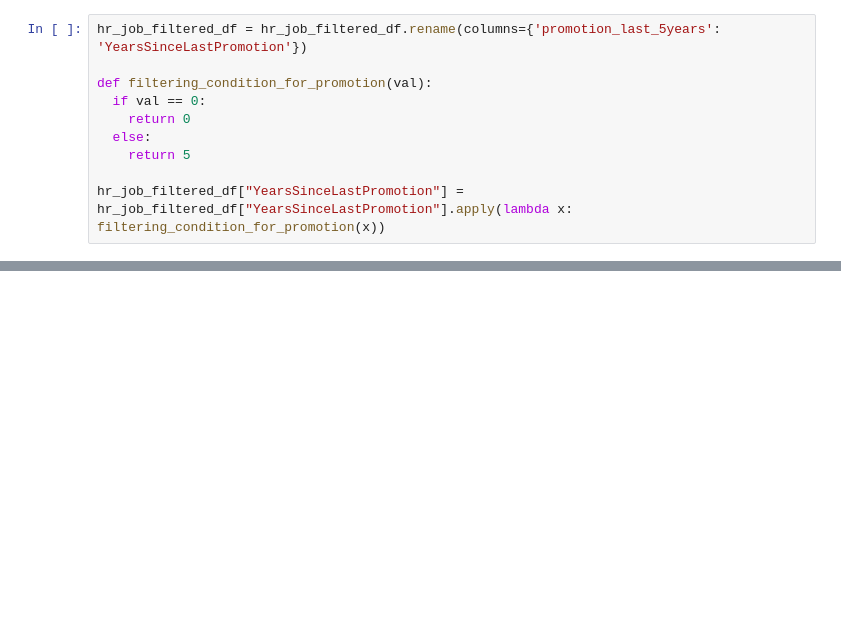
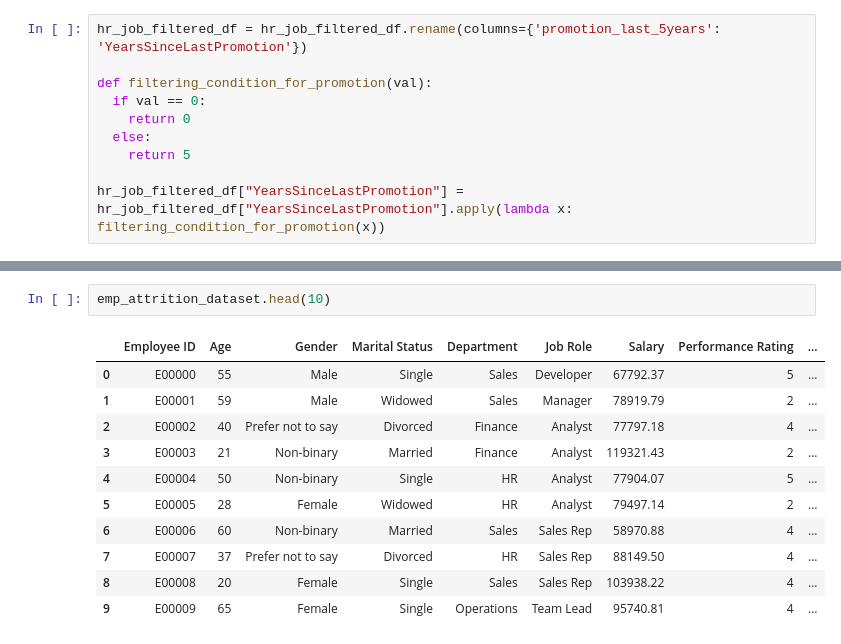
Before and after one commit to SanjanaMahapatra/HR_Analytics_Prediction_Models, a Jupyter notebook: Objective_3/model.ipynb, the cells around one changed output, grey strips where cells are left out. Drawn from its saved outputs; the diff is of its cells as text; blank space fills up the shorter version.

```diff
--- a/Objective_3/model.ipynb
+++ b/Objective_3/model.ipynb
@@ -277,0 +390,14 @@ def convert_avg_montly_rate(val):
+# %%
+emp_attrition_dataset.head(10)
+# %% [output]
+|  | Employee ID | Age | Gender | Marital Status | Department | Job Role | Salary | Performance Rating | ... |
+| 0 | E00000 | 55 | Male | Single | Sales | Developer | 67792.37 | 5 | ... |
+| 1 | E00001 | 59 | Male | Widowed | Sales | Manager | 78919.79 | 2 | ... |
+| 2 | E00002 | 40 | Prefer not to say | Divorced | Finance | Analyst | 77797.18 | 4 | ... |
+| 3 | E00003 | 21 | Non-binary | Married | Finance | Analyst | 119321.43 | 2 | ... |
+| 4 | E00004 | 50 | Non-binary | Single | HR | Analyst | 77904.07 | 5 | ... |
+| 5 | E00005 | 28 | Female | Widowed | HR | Analyst | 79497.14 | 2 | ... |
+| 6 | E00006 | 60 | Non-binary | Married | Sales | Sales Rep | 58970.88 | 4 | ... |
+| 7 | E00007 | 37 | Prefer not to say | Divorced | HR | Sales Rep | 88149.50 | 4 | ... |
+| 8 | E00008 | 20 | Female | Single | Sales | Sales Rep | 103938.22 | 4 | ... |
+| 9 | E00009 | 65 | Female | Single | Operations | Team Lead | 95740.81 | 4 | ... |
```
Also changed, not shown: parts of 27 cells of this notebook, 2 other files.
